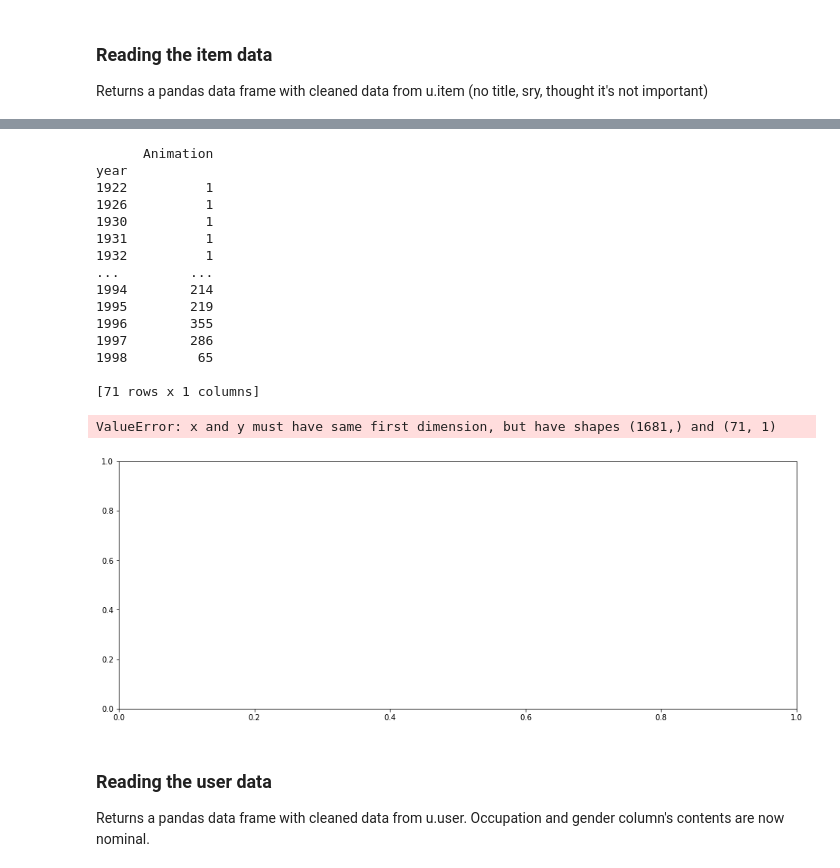
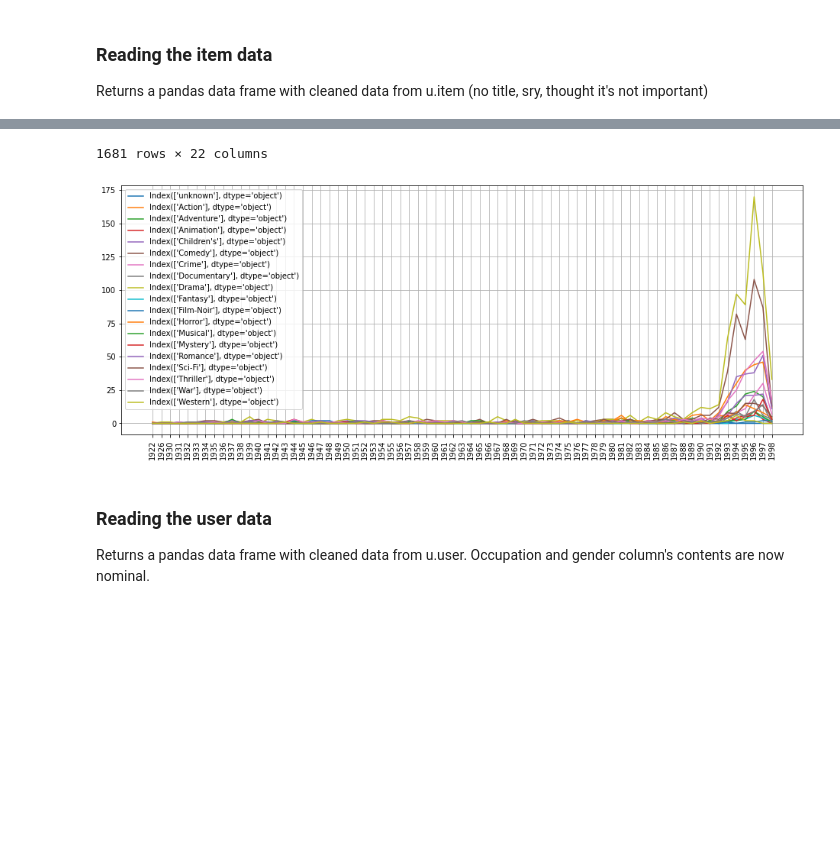
Before and after one commit to Xevenst/MovLensDataSet, a Jupyter notebook: preprocessingEx.ipynb, the cells around one changed output, grey strips where cells are left out. Saved outputs shown, nothing was run; the diff lists cells and outputs as text; code cells hidden in the pictures; blank space fills up the shorter version.

```diff
--- a/preprocessingEx.ipynb
+++ b/preprocessingEx.ipynb
@@ -49,6 +38,7 @@ Returns a pandas data frame with cleaned data from u.item (no title, sry, though
 items = pp.readItemData()
 items = items.sort_values(by=['year','item_id']).reset_index().drop('index',axis=1)
 items = items.dropna()
+display(items)
 
 # print(items.columns)
 count=0
@@ -58,12 +48,12 @@ for i in range(len(items)):
         count+=1
         yearnow=items['year'][i]
 
-items = items.drop('item_id',axis=1)
+temp2 = items.drop('item_id',axis=1)
 
 plt.figure(figsize=(16,6))
-for i in range(2,len(items.columns)):
-    columnname = items.iloc[:,i].name
-    temp3 = items.loc[:,['year',columnname]]
+for i in range(2,len(temp2.columns)):
+    columnname = temp2.iloc[:,i].name
+    temp3 = temp2.loc[:,['year',columnname]]
     temp3 = temp3.groupby(by=['year']).sum()
 
     plt.title(label=temp3.columns.name,fontsize=40,loc='center')
@@ -76,20 +78,5 @@ plt.show()
-      Animation
-year
-1922          1
-1926          1
-1930          1
-1931          1
-1932          1
-...         ...
-1994        214
-1995        219
-1996        355
-1997        286
-1998         65
-
-[71 rows x 1 columns]
+1681 rows × 22 columns
-ValueError: x and y must have same first dimension, but have shapes (1681,) and (71, 1)
-[figure, old version]
+[figure, new version]
 # %% [markdown]
 <h3>Reading the user data</h3>
 Returns a pandas data frame with cleaned data from u.user. Occupation and gender column's contents are now nominal.
```
Also changed, not shown: parts of 8 cells of this notebook, 1 other file.
